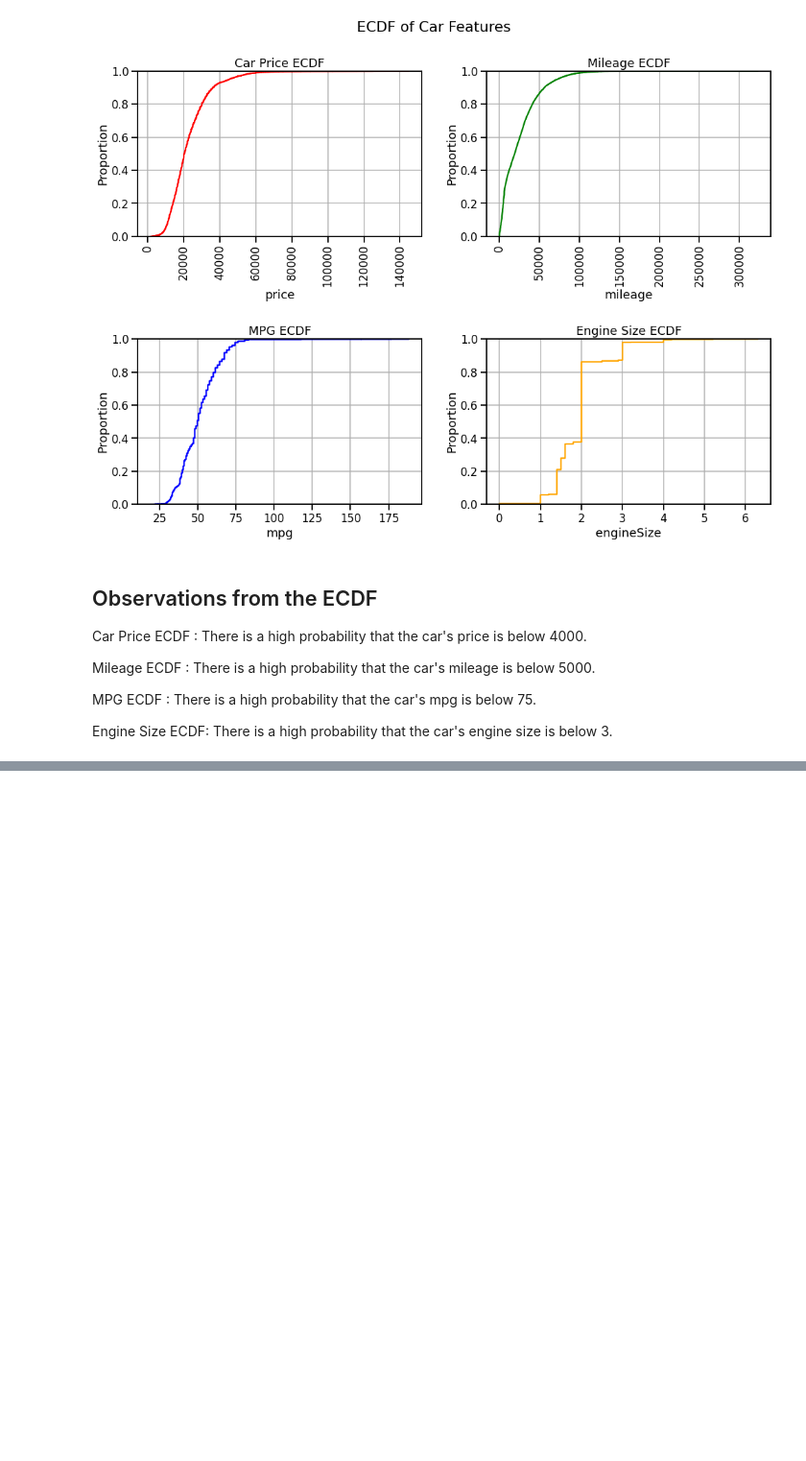
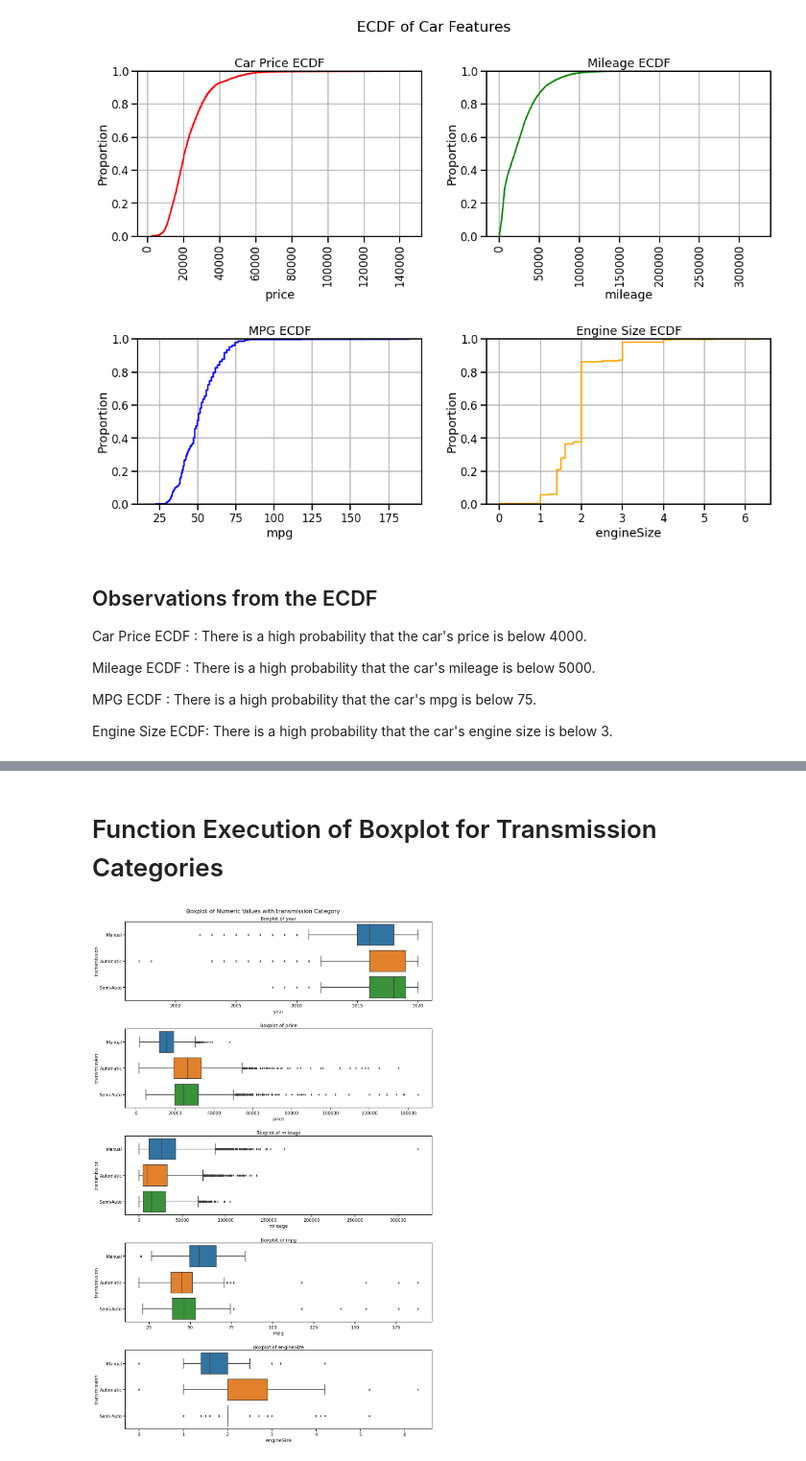
Before and after one commit to ahsanul-islam/Audi_used_car_analysis, a Jupyter notebook: audi_used_car_EDA.ipynb, the cells around one changed output, grey strips where cells are left out. Shown at 96% size. Cells and saved outputs as stored; diff of their text form; code cells hidden in the pictures; blank space fills up the shorter version.

```diff
--- a/audi_used_car_EDA.ipynb
+++ b/audi_used_car_EDA.ipynb
@@ -380,0 +435,6 @@ Engine Size ECDF: There is a high probability that the car's engine size is belo
+# %% [markdown]
+# Function Execution of Boxplot for Transmission Categories
+# %%
+boxplotting(df,numeric_columns(df),'transmission')
+# %% [output]
+[figure, added]
```
Also changed, not shown: parts of 11 cells of this notebook.
